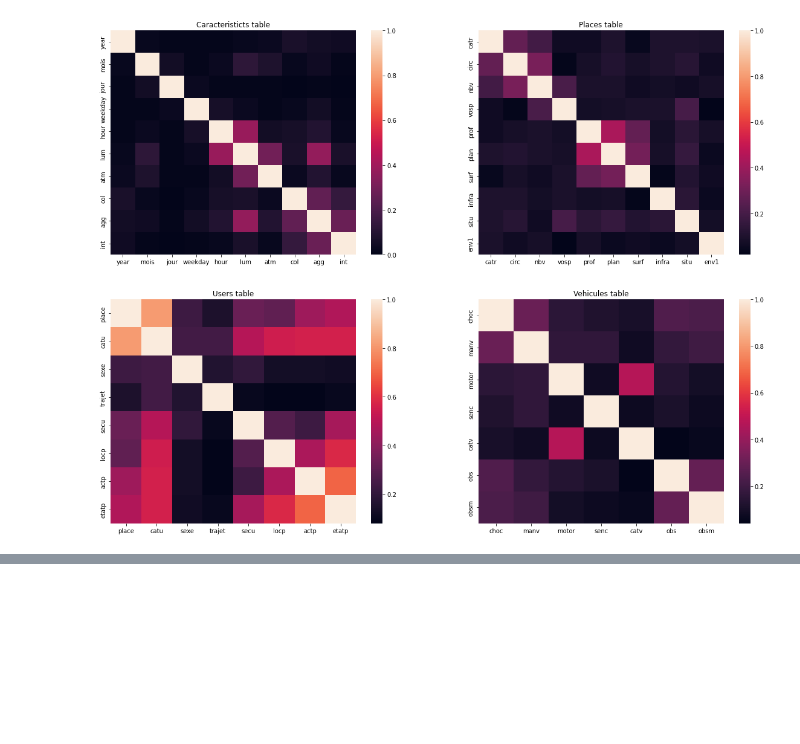
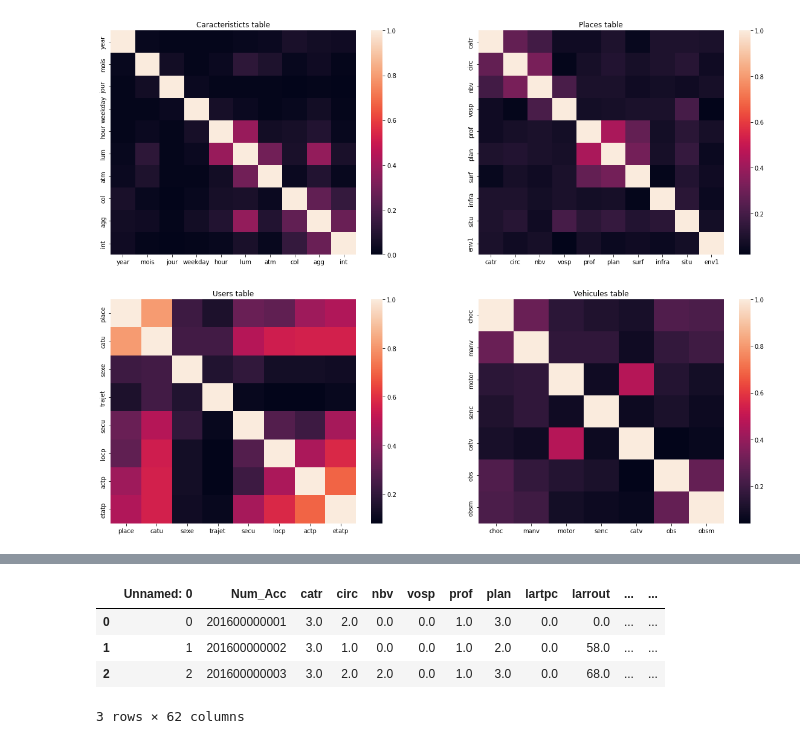
Before and after one commit to YacineHajjiDataScientist/20220814_dsProject, a Jupyter notebook: 20220821_projectDS.ipynb, the cells around one changed output, grey strips where cells are left out. Cells and saved outputs as stored; diff of their text form; code cells hidden in the pictures; blank space fills up the shorter version.

```diff
--- a/20220821_projectDS.ipynb
+++ b/20220821_projectDS.ipynb
@@ -1946,0 +1953,9 @@ Name: grav, dtype: float64
+# %%
+##### Describing dfPool
+dfPool.head(3)
+# %% [output]
+|  | Unnamed: 0 | Num_Acc | catr | circ | nbv | vosp | prof | plan | lartpc | larrout | ... | ... |
+| 0 | 0 | 201600000001 | 3.0 | 2.0 | 0.0 | 0.0 | 1.0 | 3.0 | 0.0 | 0.0 | ... | ... |
+| 1 | 1 | 201600000002 | 3.0 | 1.0 | 0.0 | 0.0 | 1.0 | 2.0 | 0.0 | 58.0 | ... | ... |
+| 2 | 2 | 201600000003 | 3.0 | 2.0 | 2.0 | 0.0 | 1.0 | 3.0 | 0.0 | 68.0 | ... | ... |
+3 rows × 62 columns
```
Also changed, not shown: parts of 18 cells of this notebook.
